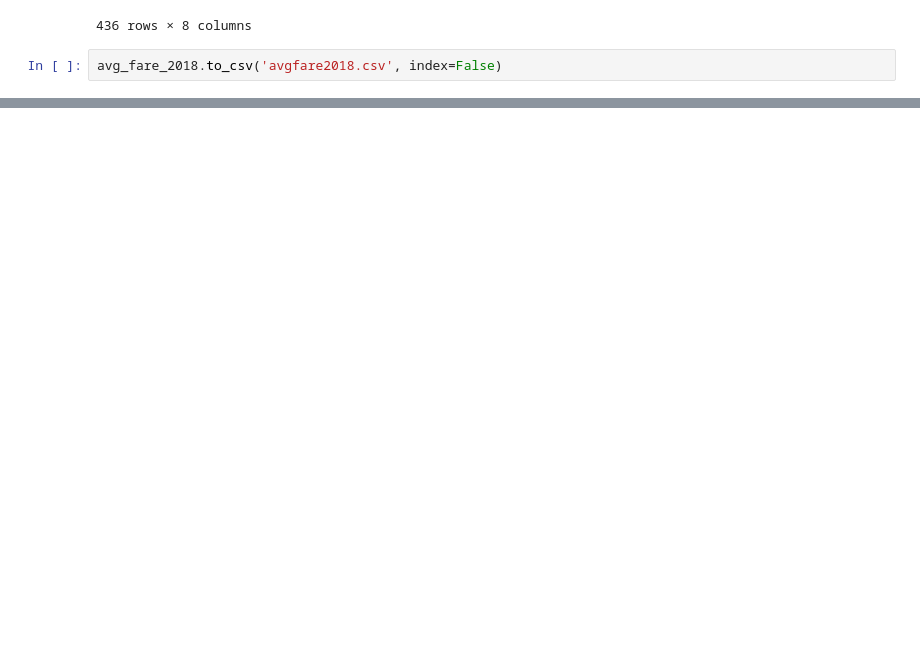
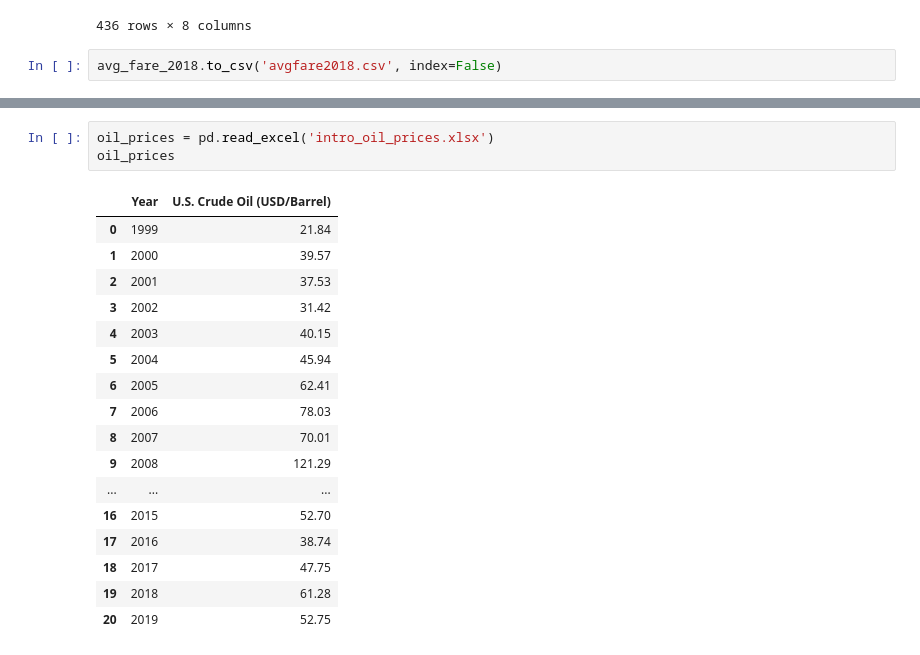
Before and after one commit to hteeter13/TeeterFinalProject, a Jupyter notebook: Data Analytics Final Project.ipynb, the cells around one changed output, grey strips where cells are left out. Drawn from its saved outputs; the diff is of its cells as text; blank space fills up the shorter version.

```diff
--- a/Data Analytics Final Project.ipynb
+++ b/Data Analytics Final Project.ipynb
@@ -1300,0 +1327,21 @@ avg_fare_2018.to_csv('avgfare2018.csv', index=False)
+# %%
+oil_prices = pd.read_excel('intro_oil_prices.xlsx')
+oil_prices
+# %% [output]
+|  | Year | U.S. Crude Oil (USD/Barrel) |
+| 0 | 1999 | 21.84 |
+| 1 | 2000 | 39.57 |
+| 2 | 2001 | 37.53 |
+| 3 | 2002 | 31.42 |
+| 4 | 2003 | 40.15 |
+| 5 | 2004 | 45.94 |
+| 6 | 2005 | 62.41 |
+| 7 | 2006 | 78.03 |
+| 8 | 2007 | 70.01 |
+| 9 | 2008 | 121.29 |
+| ... | ... | ... |
+| 16 | 2015 | 52.70 |
+| 17 | 2016 | 38.74 |
+| 18 | 2017 | 47.75 |
+| 19 | 2018 | 61.28 |
+| 20 | 2019 | 52.75 |
```
Also changed, not shown: parts of 11 cells of this notebook.
